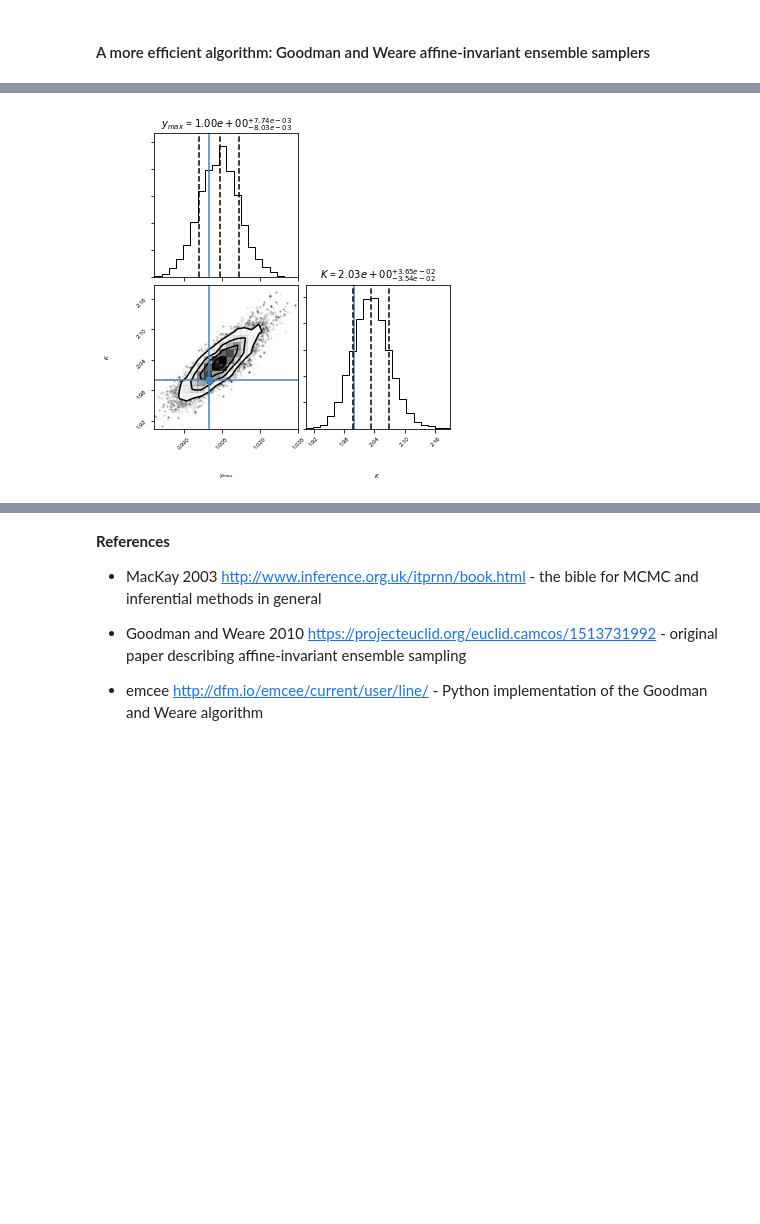
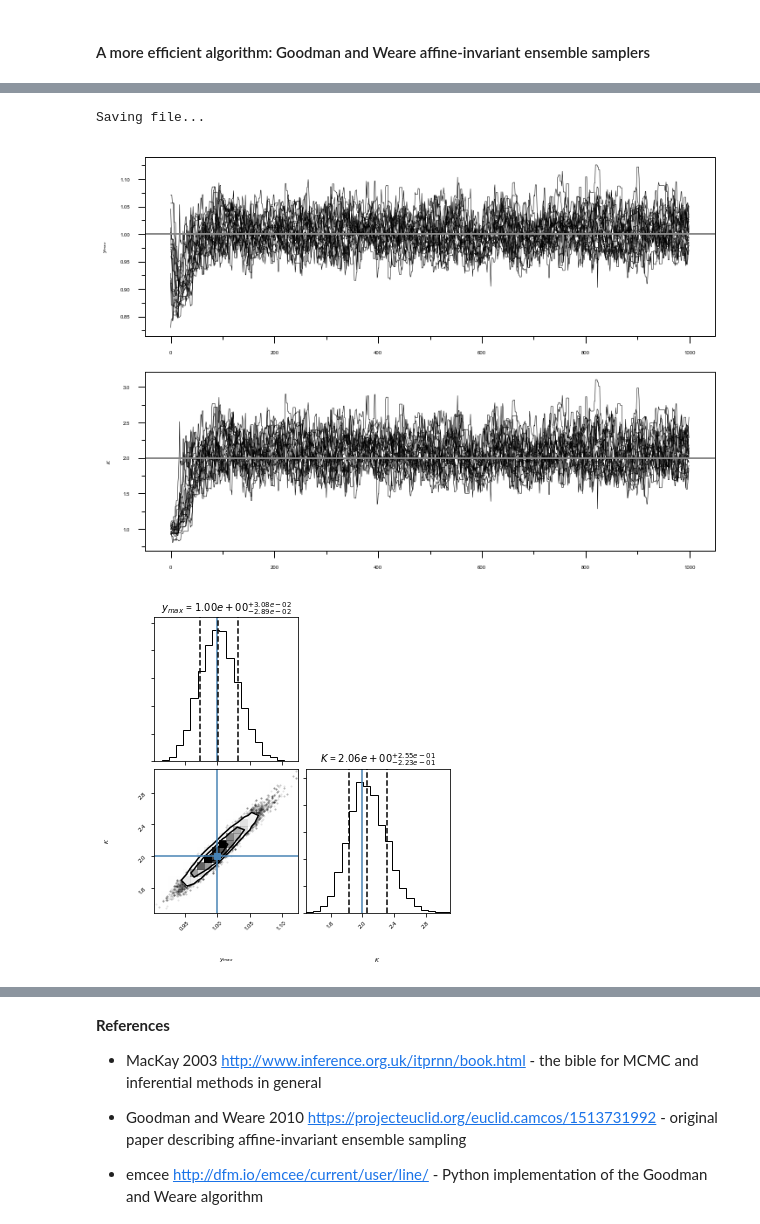
Before and after one commit to nadanai263/MCMC_emcee_intro, a Jupyter notebook: Fitting a model to data with MCMC.ipynb, the cells around one changed output, grey strips where cells are left out. Saved outputs shown, nothing was run; the diff lists cells and outputs as text; code cells hidden in the pictures; blank space fills up the shorter version.

Commit message:
Cleaned up notebook and disable save

```diff
--- a/Fitting a model to data with MCMC.ipynb
+++ b/Fitting a model to data with MCMC.ipynb
@@ -12,0 +14,6 @@ import scipy.optimize as op
+# %%
+# Make directories if required
+plots_dir = './plots/'
+
+if not os.path.exists(plots_dir):
+    os.mkdir(plots_dir)
@@ -190,6 +200,9 @@ Our Markov chain samples positions in parameter space, spending proportionately
 # %% [markdown]
 #### A more efficient algorithm: Goodman and Weare affine-invariant ensemble samplers
 # %%
+def normalprior(param,mu,sigma):
+    return np.log( 1.0 / (np.sqrt(2*np.pi)*sigma) ) - 0.5*(param - mu)**2/sigma**2
+
 def lnlike(theta,x,y,yerr):
     ymax,K=theta
     model=ymax*x/(x+K)
@@ -202,15 +215,10 @@ def lnprior(theta):
     if not (0<ymax and 0<K) :
         return -np.inf # Hard-cutoff for positive value constraint
 
-    mu1=1
-    sigma1=0.5
-    log_Prymax=np.log( 1.0 / (np.sqrt(2*np.pi)*sigma1) ) - 0.5*(ymax - mu1)**2/sigma1**2
+    log_PRs=[normalprior(ymax,1,0.5), # Normal priors
+            normalprior(K,2,0.5)]
 
-    mu2=2
-    sigma2=0.5
-    log_PrK=np.log( 1.0 / (np.sqrt(2*np.pi)*sigma2) ) - 0.5*(K - mu2)**2/sigma2**2
-
-    return log_Prymax+log_PrK
+    return np.sum(log_PRs)
 
 def lnprob(theta, x, y, yerr):
     lp = lnprior(theta)
@@ -234,20 +242,12 @@ for i, result in enumerate(sampler.sample(pos, iterations=iterations)):
 ### Finish MCMC
 
 samples=sampler.chain[:,:,:].reshape((-1,ndim)) # shape = (nsteps, ndim)
+samplesnoburn=sampler.chain[:,tburn:,:].reshape((-1,ndim)) # shape = (nsteps, ndim)
 
 df=pd.DataFrame(samples)
-df.to_csv(path_or_buf='samplesout_.csv',sep=',')
-df1=pd.read_csv('samplesout_.csv',delimiter=',')
-data=np.zeros(df1.shape[0]*(df1.shape[1]-1)).reshape(df1.shape[0],(df1.shape[1]-1))
-for i in range(0,int(df1.shape[1]-1)):
-    data[:,i]=np.array(df1.iloc[:,i+1]) # Put dataframe into array. Dataframe has no. columns = no. parameters.
-data2=np.zeros((df1.shape[0]-tburn*nwalkers)*(df1.shape[1]-1)).reshape((df1.shape[0]-(tburn*nwalkers)),(df1.shape[1]-1))
-for i in range(0,int(df1.shape[1]-1)):
-    for j in range(1,nwalkers+1):
-        data2[(iterations-tburn)*(j-1):(iterations-tburn)*(j),i]=np.array(df1.iloc[iterations*j-iterations+tburn:iterations*j,i+1])
-samplesnoburn=data2
+#df.to_csv(path_or_buf='samplesout_simple.csv',sep=',') # Uncomment to save
 
-#plot_helper.plottraces(samples,labels,parametertruths,nwalkers,iterations,1)
+plot_helper.plottraces(samples,labels,parametertruths,nwalkers,iterations,1)
 fig=corner.corner(samplesnoburn, labels=labels,truths=parametertruths,quantiles=[0.16, 0.5, 0.84],show_titles=True, title_fmt='.2e', title_kwargs={"fontsize": 10},verbose=False)
-fig.savefig("triangle.pdf")
+fig.savefig(plots_dir+"triangle_simple.pdf")
 # %% [output]
@@ -255,4 +255,6 @@ fig.savefig("triangle.pdf")
+Saving file...
-[figure, old version]
+[figure, new version]
+[figure, added]
 # %%
 plot_helper.plot4(xp,y1,xp,y2,samplesnoburn,title='Posterior')
 # %% [output]
```
Also changed, not shown: parts of 23 cells of this notebook, 11 other files.
